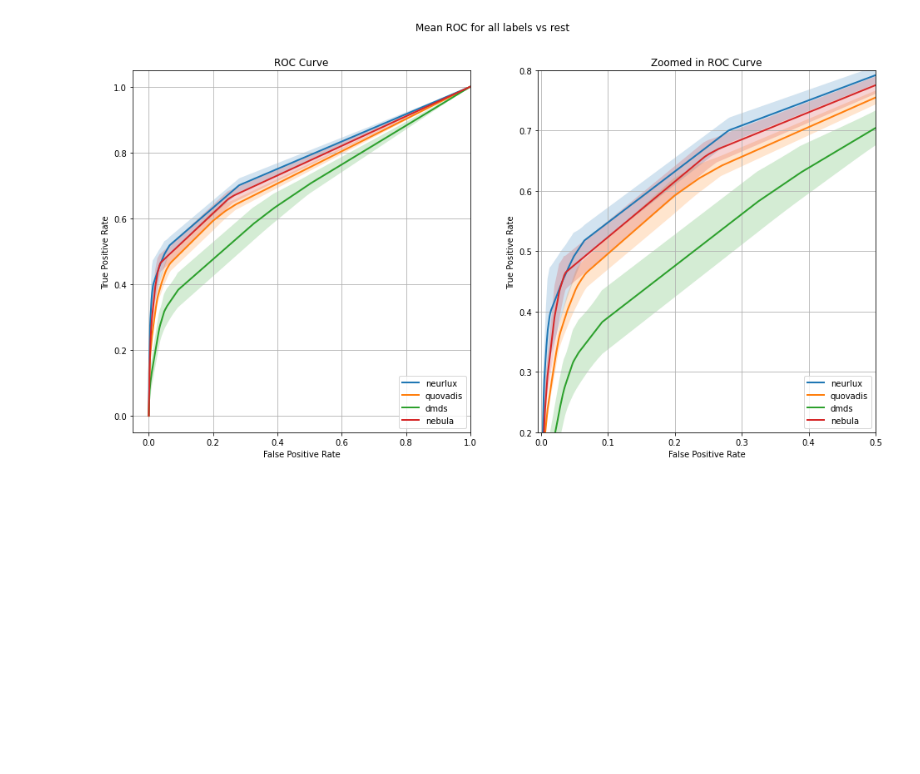
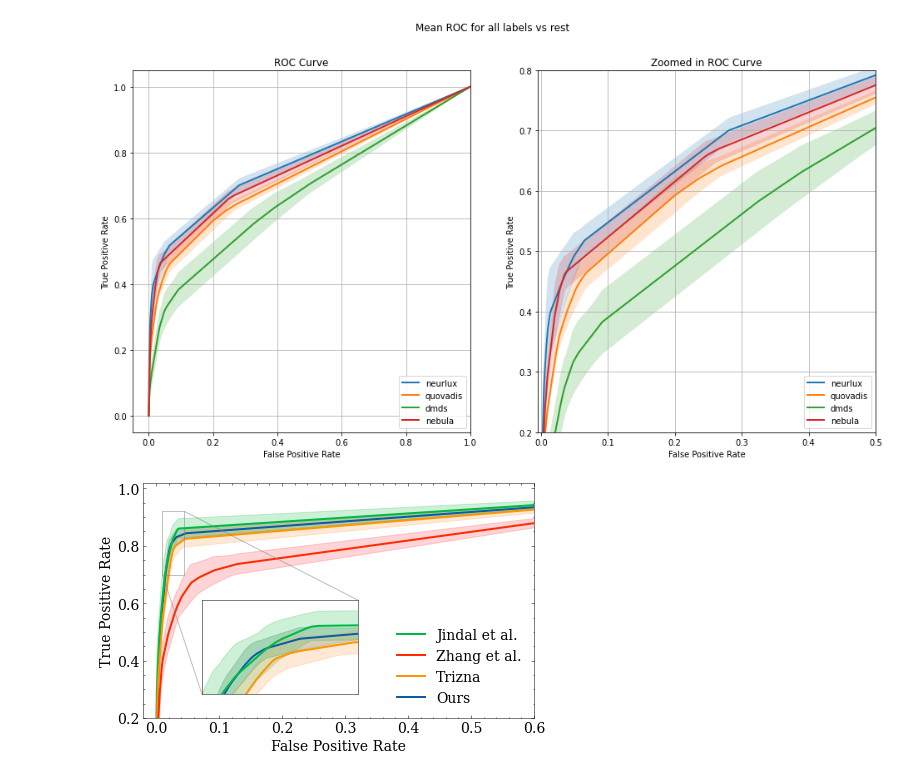
Before and after one commit to dtrizna/nebula, a Jupyter notebook: evaluation/paper_sota/results_roc_speakeasy_multiclass.ipynb, the cells around one changed output. Saved outputs shown, nothing was run; the diff lists cells and outputs as text; code cells hidden in the pictures; blank space fills up the shorter version.

```diff
--- a/evaluation/paper_sota/results_roc_speakeasy_multiclass.ipynb
+++ b/evaluation/paper_sota/results_roc_speakeasy_multiclass.ipynb
@@ -326,0 +393,69 @@ _ = fig.suptitle(f"Mean ROC for all labels vs rest")
+# %%
+def plot_science_roc(base_fpr, tprs_mean, tprs_std, filename, zoom_x=[-0.0001, 0.015], zoom_y=[0.9, 1.0], fontsize = 14):
+    from nebula.misc.plots import plot_roc_curve, set_size
+    import matplotlib.pyplot as plt
+    import scienceplots
+    plt.style.reload_library()
+    plt.style.use(['science', 'no-latex'])
+    plt.rcParams.update({'xtick.labelsize': fontsize,
+                        'ytick.labelsize': fontsize,
+                        # legend fontsize
+                        'legend.fontsize': fontsize,
+                        'axes.titlesize': 20,
+                        })
+    XLIM = [-0.02, 0.6]
+    YLIM = [0.2, 1.02]
+
+    value_map = {
+        "dmds": r"Zhang et al.",
+        "nebula": "Ours (BPE)",
+        "nebula_bpe": "Ours (BPE)",
+        "nebula_wht": "Ours (whitesp.)",
+        "neurlux": r"Jindal et al.",
+        "quovadis": r"Trizna"
+    }
+
+    fig, ax = plt.subplots(1, 1, figsize=set_size())
+    if zoom_x or zoom_y:
+        axin = ax.inset_axes([0.15, 0.1, 0.4, 0.4])
+        axin.set_xticks([])
+        axin.set_yticks([])
+
+    for model_type in ['nebula', 'neurlux', 'quovadis', 'dmds']:
+        name = value_map[model_type]
+        plot_roc_curve(
+            base_fpr,
+            tprs_mean[model_type],
+            tprs_std[model_type],
+            model_name=name,
+            ax=ax,
+            xlim=XLIM,
+            ylim=YLIM
+        )
+        if zoom_x or zoom_y:
+            plot_roc_curve(
+                base_fpr,
+                tprs_mean[model_type],
+                tprs_std[model_type],
+                model_name=name,
+                ax=axin,
+                xlim=zoom_x,
+                ylim=zoom_y
+            )
+    if zoom_x or zoom_y:
+        _ = ax.indicate_inset_zoom(axin)
+    # get legend handles
+    handles, labels = ax.get_legend_handles_labels()
+    new_labels = ["Jindal et al.", "Zhang et al.", "Trizna", "Ours"]
+    new_handles = [handles[1], handles[3], handles[2], handles[0]]
+    ax.legend(new_handles, new_labels, loc='lower right')
+    # ax.legend(loc='lower right')
+    ax.set_ylabel("True Positive Rate", fontsize=fontsize)
+    ax.set_xlabel("False Positive Rate", fontsize=fontsize)
+
+    # savefig as pdf in repo_root/img
+    plt.savefig(os.path.join(REPO_ROOT, "img", filename), dpi=300, bbox_inches='tight')
+
+plot_science_roc(base_fpr_val, tprs_mean_val_all, tprs_std_val_all, "roc_curve_speakeasy_multiclass_val.pdf", zoom_y=[0.7, 0.92], zoom_x=[0.01, 0.045])
+# %% [output]
+[figure, added]
```
Also changed, not shown: parts of 2 cells of this notebook, 16 other files.
